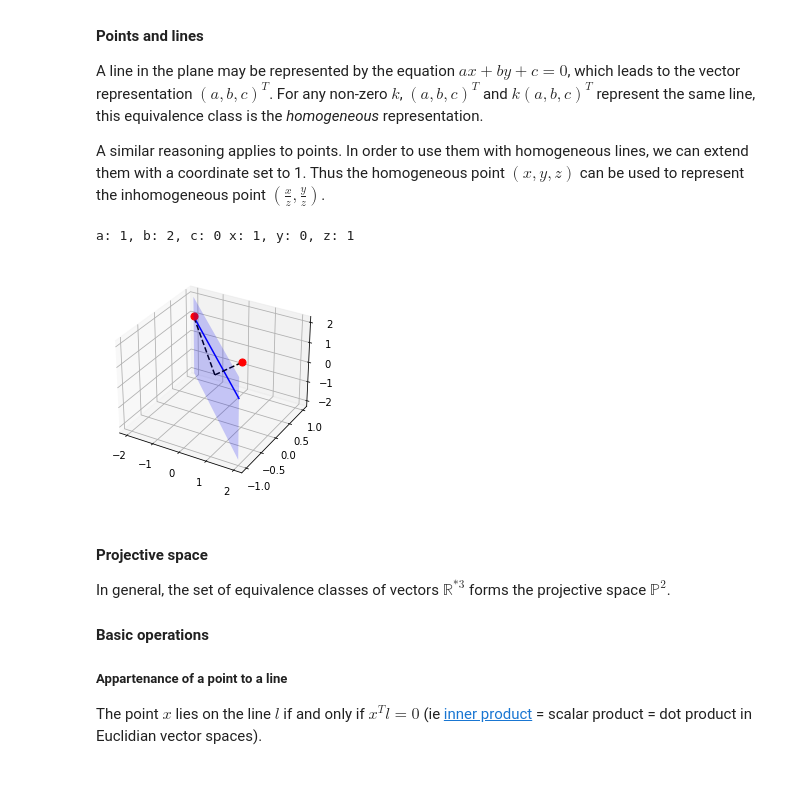
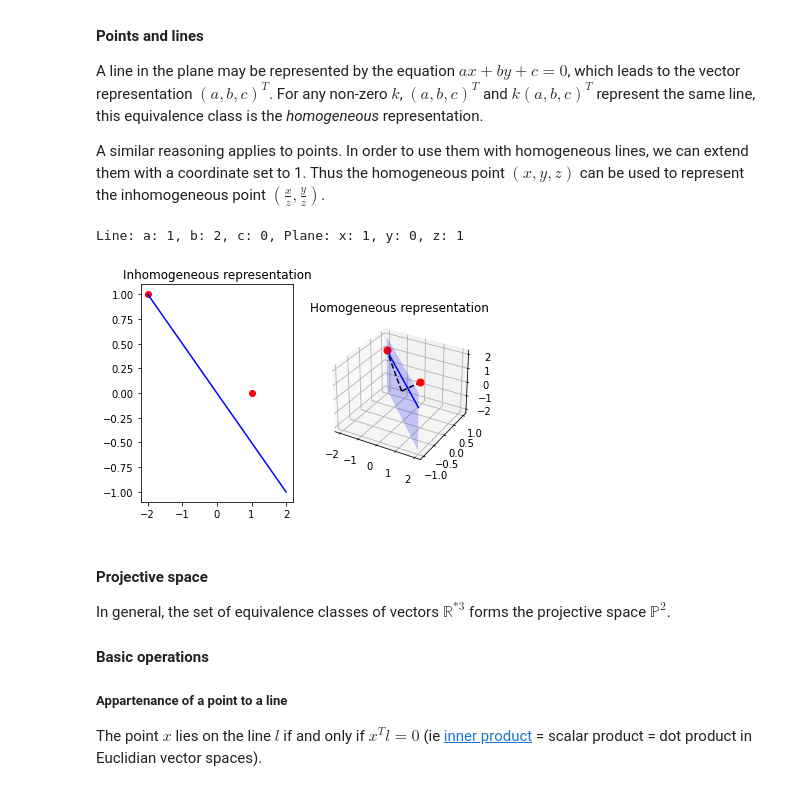
Before and after one commit to Smoltbob/ComputerVision, a Jupyter notebook: 2DProjectiveGeometry/main.ipynb, the cells around one changed output. Saved outputs shown, nothing was run; the diff lists cells and outputs as text; code cells hidden in the pictures.

```diff
--- a/2DProjectiveGeometry/main.ipynb
+++ b/2DProjectiveGeometry/main.ipynb
@@ -27,19 +25,24 @@ A similar reasoning applies to points. In order to use them with homogeneous lin
 # %%
 l = Line([1, 2, 0])
 p = HomogeneousPoint([1, 0])
 p2 = HomogeneousPoint([-2, 1])
-print(l, p)
+print(f"Line: {l}, Plane: {p}")
 
-%matplotlib inline
 fig = plt.figure()
-ax1 = fig.add_subplot(1, 1, 1, projection = "3d")
+ax1 = fig.add_subplot(1, 2, 1)
 l.plot(ax1, color = "b")
 p.plot(ax1)
 p2.plot(ax1)
+ax1.set_title("Inhomogeneous representation")
+ax2 = fig.add_subplot(1, 2, 2, projection = "3d")
+l.plot(ax2, color = "b")
+p.plot(ax2)
+p2.plot(ax2)
+ax2.set_title("Homogeneous representation")
 fig.show()
 # %% [output]
-a: 1, b: 2, c: 0 x: 1, y: 0, z: 1
+Line: a: 1, b: 2, c: 0, Plane: x: 1, y: 0, z: 1
-[figure, old version]
+[figure, new version]
 # %% [markdown]
 #### Projective space
 In general, the set of equivalence classes of vectors $\mathbb{R}^{*3}$ forms the projective space $\mathbb{P}^2$.
```
Also changed, not shown: parts of 11 cells of this notebook, 5 other files.
